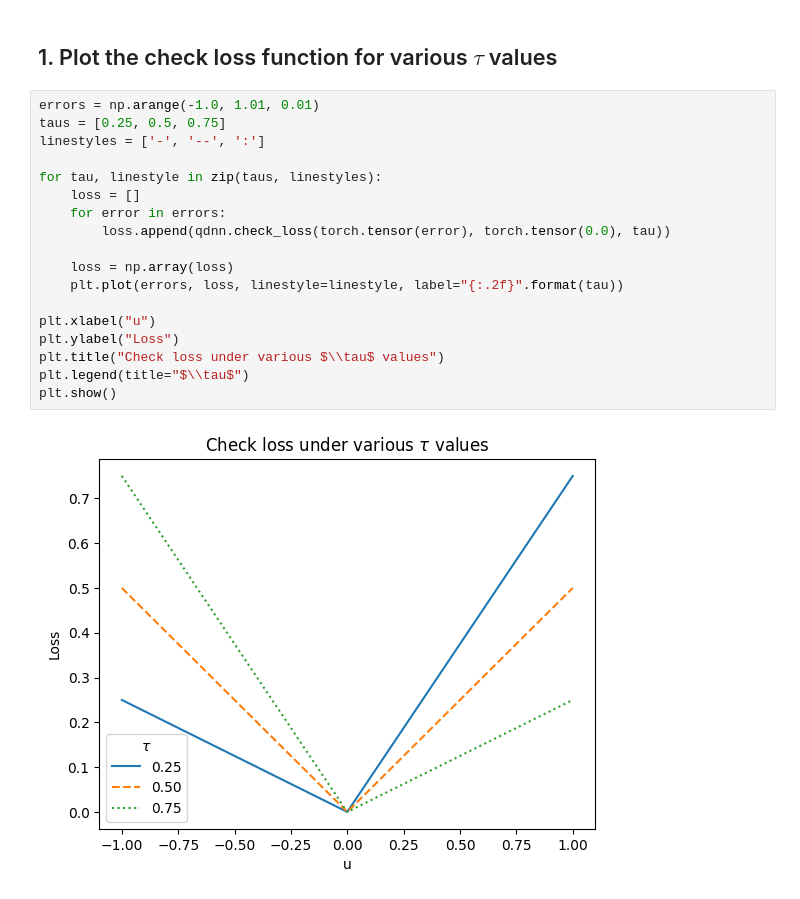
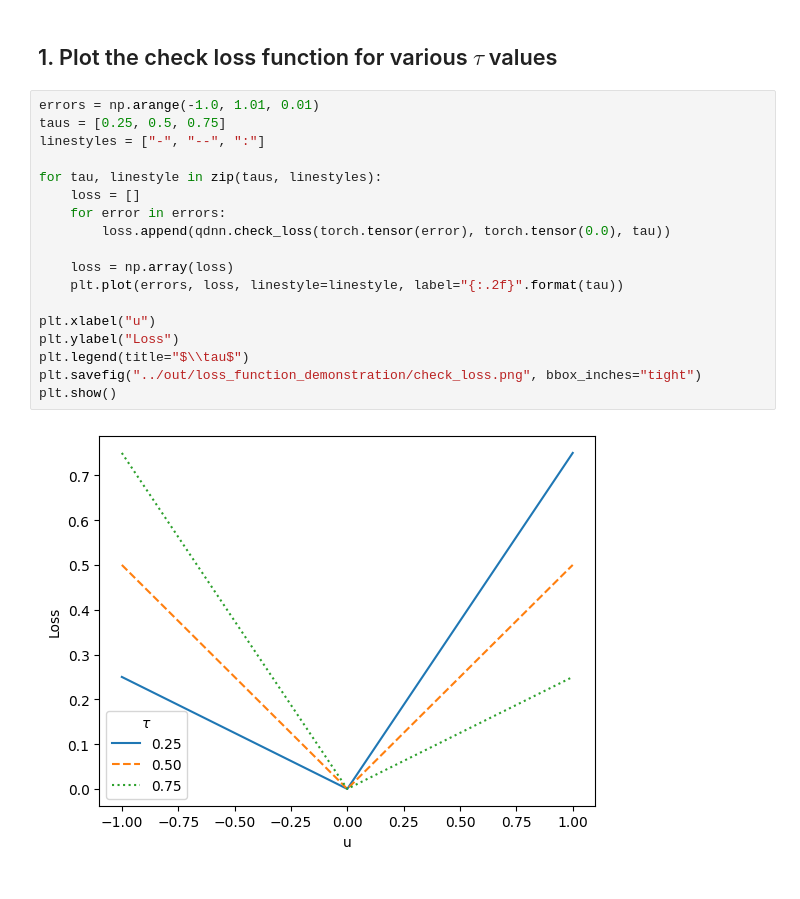
Before and after one commit to connachermurphy/quantile-dnn, a Jupyter notebook: code/loss_function_demonstration.ipynb, the cells around one changed output. Saved outputs shown, nothing was run; the diff lists cells and outputs as text.

```diff
--- a/code/loss_function_demonstration.ipynb
+++ b/code/loss_function_demonstration.ipynb
@@ -15,20 +20,20 @@ import quantile_dnn as qdnn
 # %%
 errors = np.arange(-1.0, 1.01, 0.01)
 taus = [0.25, 0.5, 0.75]
-linestyles = ['-', '--', ':']
+linestyles = ["-", "--", ":"]
 
 for tau, linestyle in zip(taus, linestyles):
     loss = []
     for error in errors:
         loss.append(qdnn.check_loss(torch.tensor(error), torch.tensor(0.0), tau))
 
     loss = np.array(loss)
     plt.plot(errors, loss, linestyle=linestyle, label="{:.2f}".format(tau))
 
 plt.xlabel("u")
 plt.ylabel("Loss")
-plt.title("Check loss under various $\\tau$ values")
 plt.legend(title="$\\tau$")
+plt.savefig("../out/loss_function_demonstration/check_loss.png", bbox_inches="tight")
 plt.show()
 # %% [output]
-[figure, old version]
+[figure, new version]
```
Also changed, not shown: parts of 6 cells of this notebook, 11 other files.
